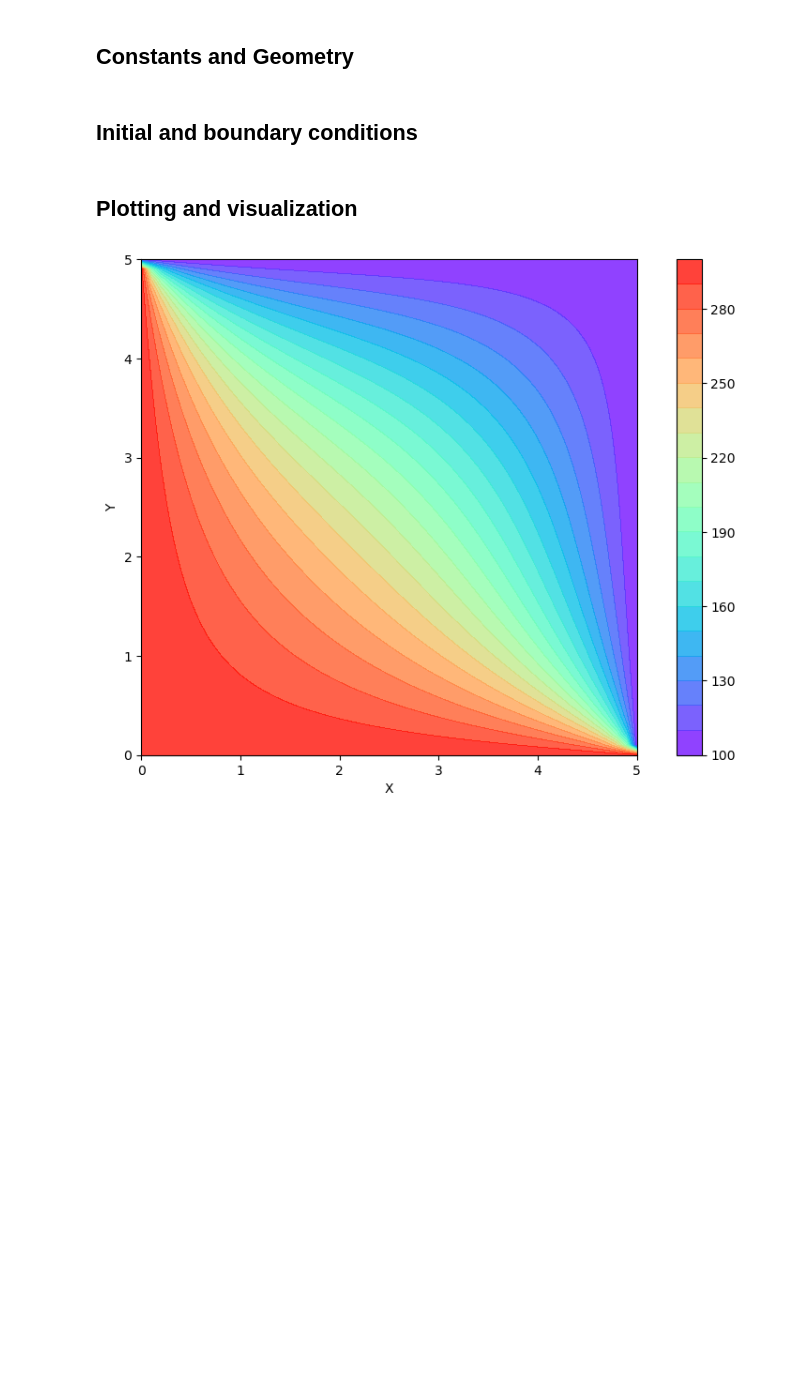
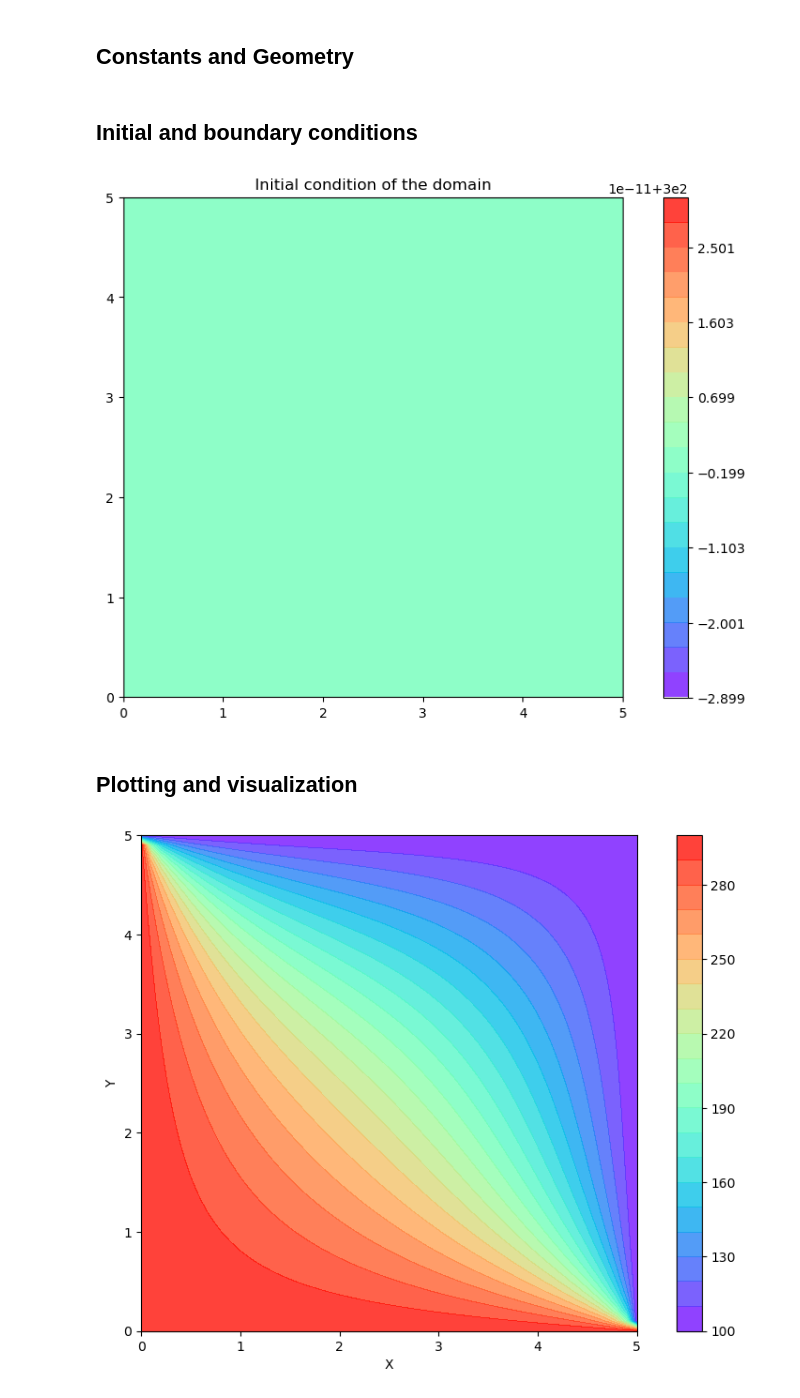
Before and after one commit to subhamkd/heat_equation, a Jupyter notebook: heated_square.ipynb, the cells around one changed output. Saved outputs shown, nothing was run; the diff lists cells and outputs as text; code cells hidden in the pictures; blank space fills up the shorter version.

Commit message:
initital condition visualization added

```diff
--- a/heated_square.ipynb
+++ b/heated_square.ipynb
@@ -28,17 +28,29 @@ nt=int(tf/dt) # number of time steps
 # %%
 T = np.ones((nx,ny))*300 #initial condition
 np.savetxt('T0.csv', T, delimiter=',')
+
+#initial condition
+fig = plt.figure(figsize=(11,7),dpi=100)
+plt.contourf(X, Y, T, 20, alpha=0.8, cmap=cm.rainbow)
+plt.colorbar()
+#plt.contour(X, Y, T,10, colors='black')
+ax = plt.gca()
+ax.set_aspect(1)
+plt.title('Initial condition of the domain')
+plt.show()
 
 #Boundary conditions
 TLeft=['D',300]
 TRight=['D',100]
 TTop=['D',100]
 TBottom=['D',300]
 
 TBCs=[TLeft,TRight,TTop,TBottom]
 
 #solving the equation for the given geometry
 T=heat_equation(T,dx,dy,alpha,dt,ds,nt,TBCs)
+# %% [output]
+[figure, added]
 # %% [markdown]
 ## Plotting and visualization
 # %%
```
